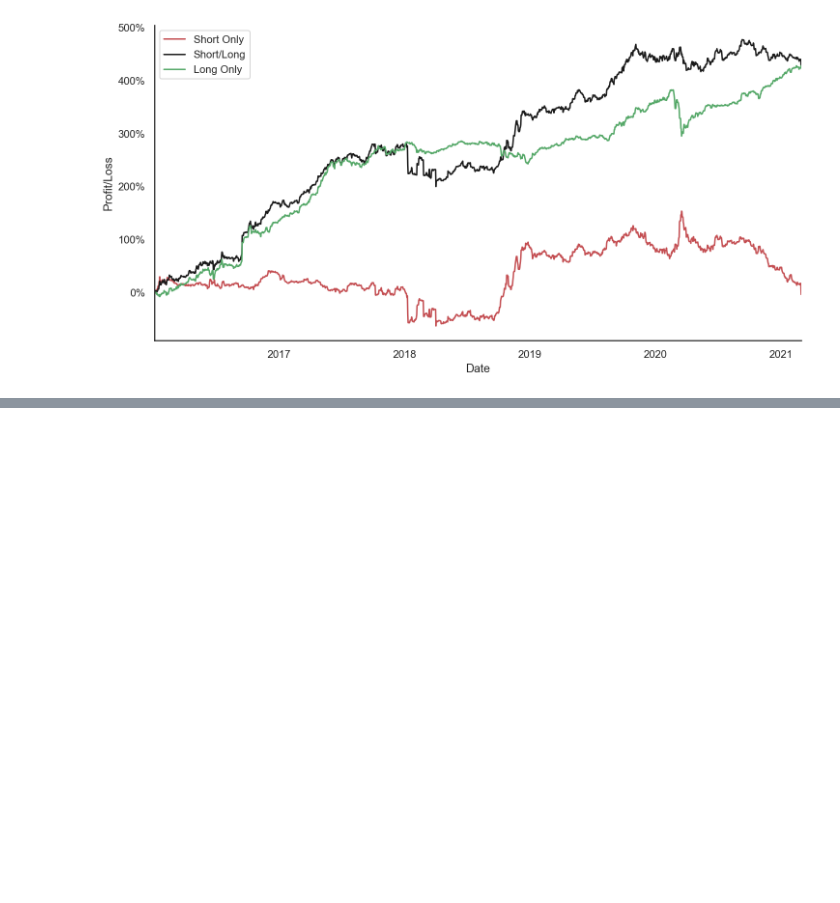
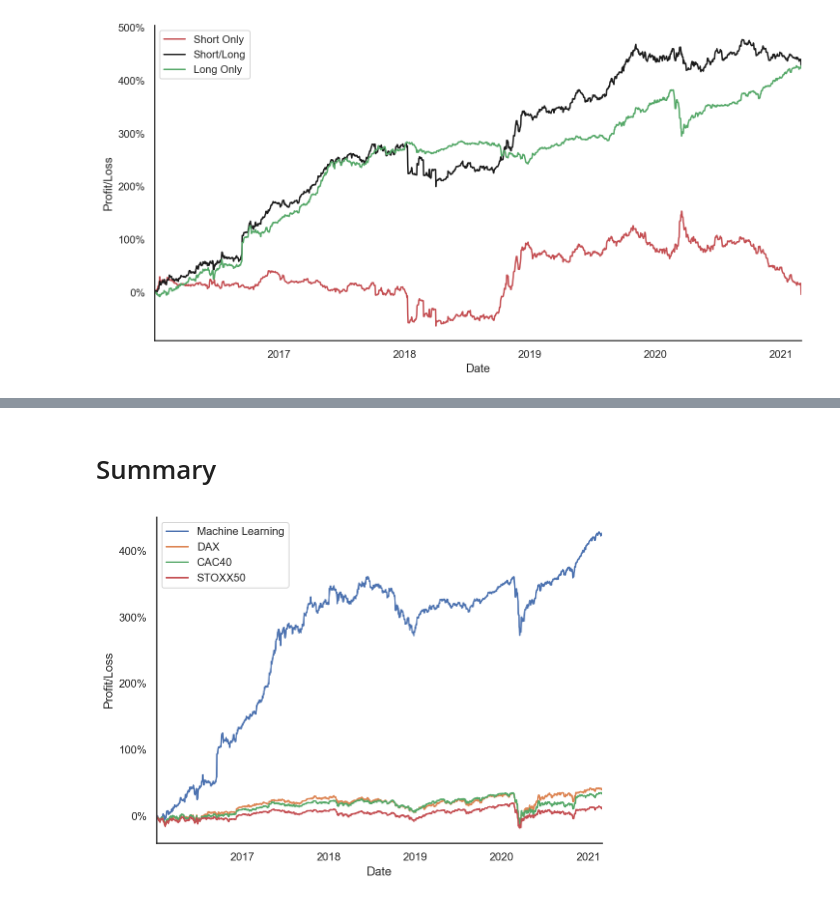
Before and after one commit to iewaij/tseu, a Jupyter notebook: notebooks/backtest_mega.ipynb, the cells around one changed output, grey strips where cells are left out. Cells and saved outputs as stored; diff of their text form; code cells hidden in the pictures; blank space fills up the shorter version.

Commit message:
Update backtest

```diff
--- a/notebooks/backtest_mega.ipynb
+++ b/notebooks/backtest_mega.ipynb
@@ -515,6 +575,17 @@ weighted avg       0.71      0.70      0.68     62683
    macro avg       0.43      0.39      0.23     49441
 weighted avg       0.60      0.23      0.14     49441
 [figure]
+# %%
+all_margin = backtest_margin(
+    backtest_data,
+    all_features,
+    xgb_clf,
+    test_start="2015-12-01",
+    test_end="2021-03-01",
+    months=3,
+    n=30,
+    weight="equal",
+    method="percent")
 # %%
 backtest_report(
     backtest_data,
@@ -547,0 +666,24 @@ Beta: -0.019304029070390544
+# %% [markdown]
+# Summary
+# %%
+cac40_margin = idx_margin(backtest_data, all_margin, idx="CAC40", method="percent")
+dax_margin = idx_margin(backtest_data, all_margin, idx="DAX", method="percent")
+stoxx50_margin = idx_margin(backtest_data, all_margin, idx="STOXX50", method="percent")
+stoxx600_margin = idx_margin(backtest_data, all_margin, idx="STOXX600", method="percent")
+sum_df = pd.DataFrame(
+    {
+        "Machine Learning": all_margin.fillna(0).cumsum() * 100,
+        "DAX": dax_margin.fillna(0).cumsum() * 100,
+        "CAC40": cac40_margin.fillna(0).cumsum() * 100,
+        "STOXX50": stoxx50_margin.fillna(0).cumsum() * 100,
+    }
+)
+ax = sum_df.plot.line(
+    figsize=(8, 6),
+    xlabel="Date",
+    ylabel="Profit/Loss",
+)
+ax.yaxis.set_major_formatter(mtick.PercentFormatter())
+sns.despine(top=True, right=True)
+# %% [output]
+[figure, added]
```
Also changed, not shown: parts of 11 cells of this notebook.
